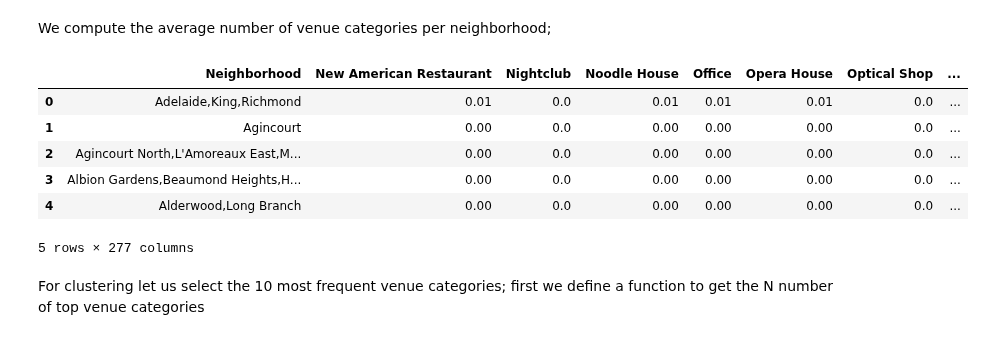
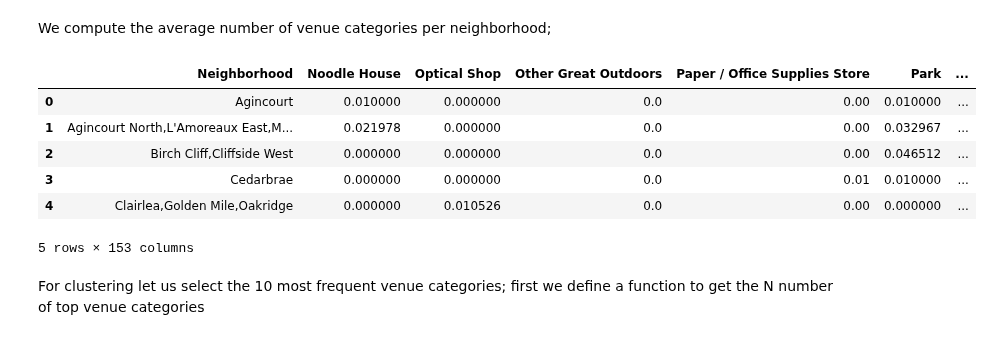
Before and after one commit to Hamdah23/Coursere-Capstone, a Jupyter notebook: week3 assignment part3.ipynb, the cells around one changed output. Cells and saved outputs as stored; diff of their text form; code cells hidden in the pictures.

```diff
--- a/week3 assignment part3.ipynb
+++ b/week3 assignment part3.ipynb
@@ -89,7 +101,7 @@ map_toronto
 # %% [markdown]
 Next, let's configure Foursquare access;
 # %%
-CLIENT_ID = 'xxxxx'
-CLIENT_SECRET = 'xxxxx'
+CLIENT_ID = 'xxx'
+CLIENT_SECRET = 'xxx'
 VERSION = '20190303'
 # %% [markdown]
@@ -97,5 +109,5 @@ Then define a function to get the top 100 venues around each neighbourhood in To
 # %%
-def getNearbyVenues(names, latitudes, longitudes, radius=500, LIMIT = 100):
+def getNearbyVenues(names, latitudes, longitudes, radius=2000, LIMIT = 100):
 
     venues_list=[]
     for name, lat, lng in tqdm(zip(names, latitudes, longitudes), total = names.size):
@@ -139,7 +151,7 @@ Now let's run the function;
 # %%
-Toronto_venues = getNearbyVenues(TData.Neighbourhood,
-                            TData.Latitude,
-                            TData.Longitude)
+Svenues = getNearbyVenues(scarborough_data.Neighbourhood,
+                            scarborough_data.Latitude,
+                            scarborough_data.Longitude)
 # %% [markdown]
 check the size of the dataframe and let's see some of it;
 # %%
@@ -162,18 +174,18 @@ There are 277 uniques categories.
 # %% [markdown]
 Let's use one hot encoding on the venue categories;
 # %%
-Toronto_OHE = pd.get_dummies(Toronto_venues["Venue Category"],
+S_OHE = pd.get_dummies(Svenues["Venue Category"],
                              prefix = "",
                              prefix_sep = "")
 
-Toronto_OHE["Neighborhood"] = Toronto_venues["Neighborhood"]
+S_OHE["Neighborhood"] = Svenues["Neighborhood"]
 
 
-nindex = list(Toronto_OHE.columns).index("Neighborhood")
-cols = deque(Toronto_OHE.columns)
+nindex = list(S_OHE.columns).index("Neighborhood")
+cols = deque(S_OHE.columns)
 cols.rotate(-nindex)
 cols = list(cols)
-Toronto_OHE = Toronto_OHE[cols]
+S_OHE = S_OHE[cols]
 
-Toronto_OHE.head()
+S_OHE.head()
 # %% [output]
@@ -187,16 +199,16 @@ Toronto_OHE.head()
 # %% [markdown]
 We compute the average number of venue categories per neighborhood;
 # %%
-Toronto_grouped = Toronto_OHE.groupby('Neighborhood').mean().reset_index()
-Toronto_grouped.head()
+S_grouped = S_OHE.groupby('Neighborhood').mean().reset_index()
+S_grouped.head()
 # %% [output]
-|  | Neighborhood | New American Restaurant | Nightclub | Noodle House | Office | Opera House | Optical Shop | ... |
-| 0 | Adelaide,King,Richmond | 0.01 | 0.0 | 0.01 | 0.01 | 0.01 | 0.0 | ... |
-| 1 | Agincourt | 0.00 | 0.0 | 0.00 | 0.00 | 0.00 | 0.0 | ... |
-| 2 | Agincourt North,L'Amoreaux East,M... | 0.00 | 0.0 | 0.00 | 0.00 | 0.00 | 0.0 | ... |
-| 3 | Albion Gardens,Beaumond Heights,H... | 0.00 | 0.0 | 0.00 | 0.00 | 0.00 | 0.0 | ... |
-| 4 | Alderwood,Long Branch | 0.00 | 0.0 | 0.00 | 0.00 | 0.00 | 0.0 | ... |
+|  | Neighborhood | Noodle House | Optical Shop | Other Great Outdoors | Paper / Office Supplies Store | Park | ... |
+| 0 | Agincourt | 0.010000 | 0.000000 | 0.0 | 0.00 | 0.010000 | ... |
+| 1 | Agincourt North,L'Amoreaux East,M... | 0.021978 | 0.000000 | 0.0 | 0.00 | 0.032967 | ... |
+| 2 | Birch Cliff,Cliffside West | 0.000000 | 0.000000 | 0.0 | 0.00 | 0.046512 | ... |
+| 3 | Cedarbrae | 0.000000 | 0.000000 | 0.0 | 0.01 | 0.010000 | ... |
+| 4 | Clairlea,Golden Mile,Oakridge | 0.000000 | 0.010526 | 0.0 | 0.00 | 0.000000 | ... |
-5 rows × 277 columns
+5 rows × 153 columns
 # %% [markdown]
 For clustering let us select the 10 most frequent venue categories;
 first we define a function to get the N number of top venue categories
```
Also changed, not shown: parts of 22 cells of this notebook.
